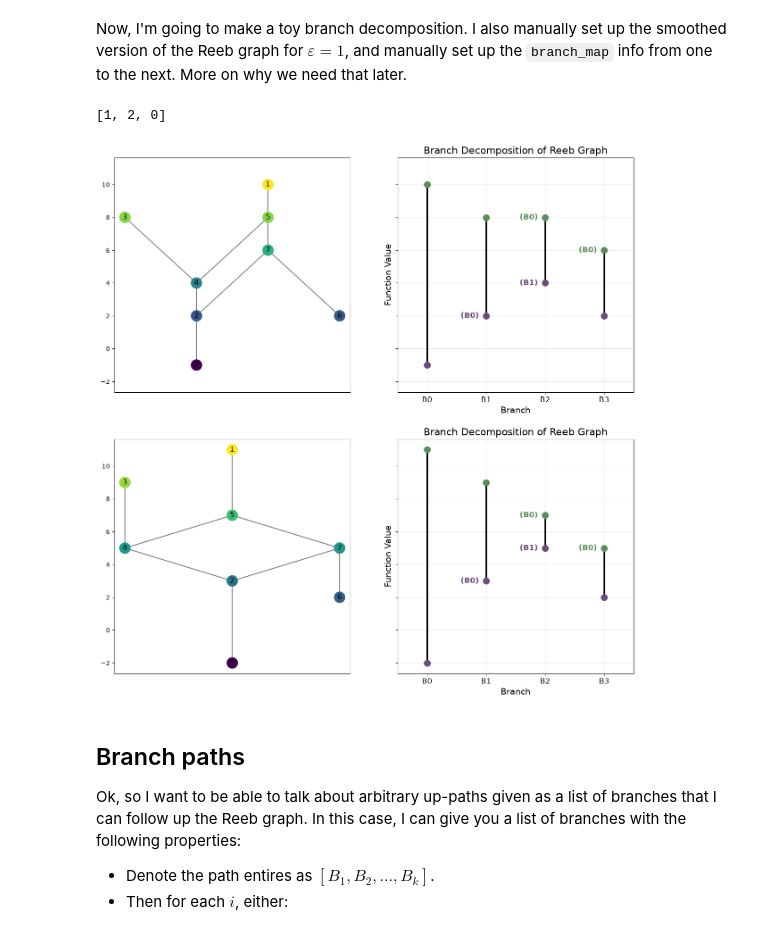
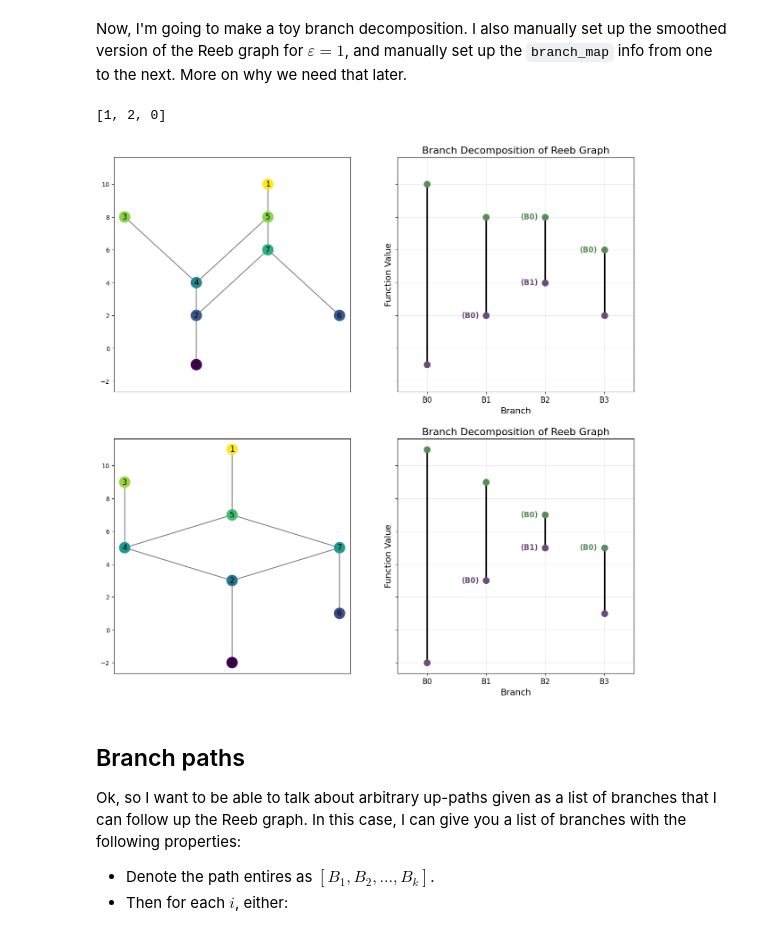
Before and after one commit to MunchLab/ceREEBerus, a Jupyter notebook: doc_source/experimental/sandbox_decomposition.ipynb, the cells around one changed output. Drawn from its saved outputs; the diff is of its cells as text; code cells hidden in the pictures.

```diff
--- a/doc_source/experimental/sandbox_decomposition.ipynb
+++ b/doc_source/experimental/sandbox_decomposition.ipynb
@@ -33,35 +33,35 @@ Now, I'm going to make a toy branch decomposition. I also manually set up the sm
 myB = branch.BranchDecomp()
 myB.append(-1,10)
 myB.append(2,8, bottom_branch = 0)
 myB.append(4,8,bottom_branch = 1, top_branch = 0)
 myB.append(2,6, top_branch = 0)
 
 
 R = myB.reconstruct()
 fig, ax = plt.subplots(2,2, figsize=(15,15),sharey=True)
 R.draw(ax = ax[0,0]);
 myB.draw(ax = ax[0,1]);
 
 myB2 = branch.BranchDecomp()
 myB2.append(-2,11)
 myB2.append(3,9,bottom_branch = 0)
 myB2.append(5,7,bottom_branch = 1, top_branch = 0)
-myB2.append(2,5,top_branch = 0)
+myB2.append(1,5,top_branch = 0)
 
 branch_map = branch.BranchDecompMap(myB, myB2)
 branch_map.set_image(0, [0])
 branch_map.set_image(1, [0,1])
 branch_map.set_image(2, [1,2,0])
 branch_map.set_image(3, [3,0])
 
 print(branch_map[2])
 
 myB2.draw(ax = ax[1,1]);
 R2 = myB2.reconstruct()
 R2.draw(ax = ax[1,0]);
 # %% [output]
 [1, 2, 0]
-[figure, old version]
+[figure, new version]
 # %% [markdown]
 ## Branch paths
 
```
Also changed, not shown: parts of 20 cells of this notebook, 2 other files.
